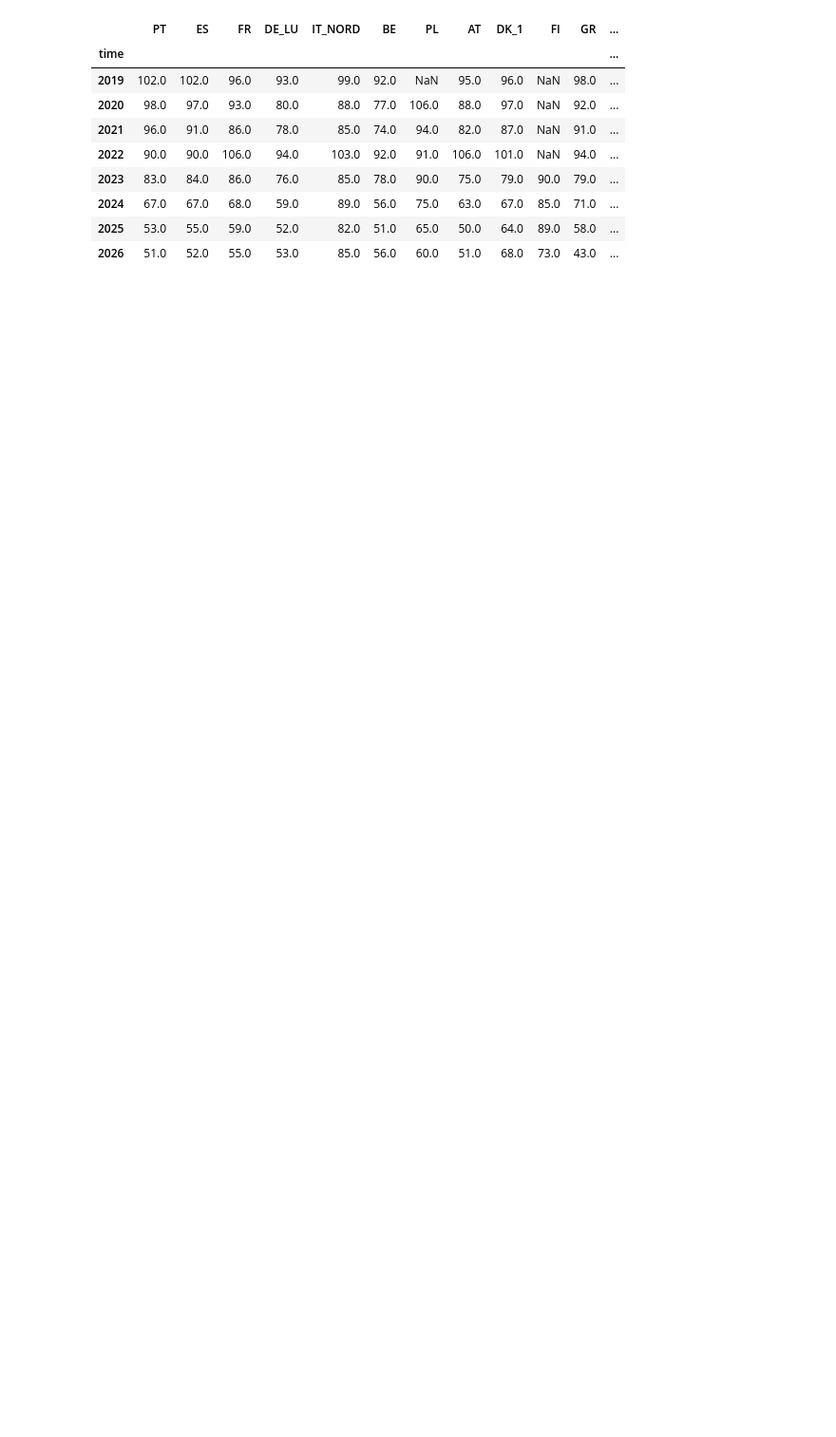
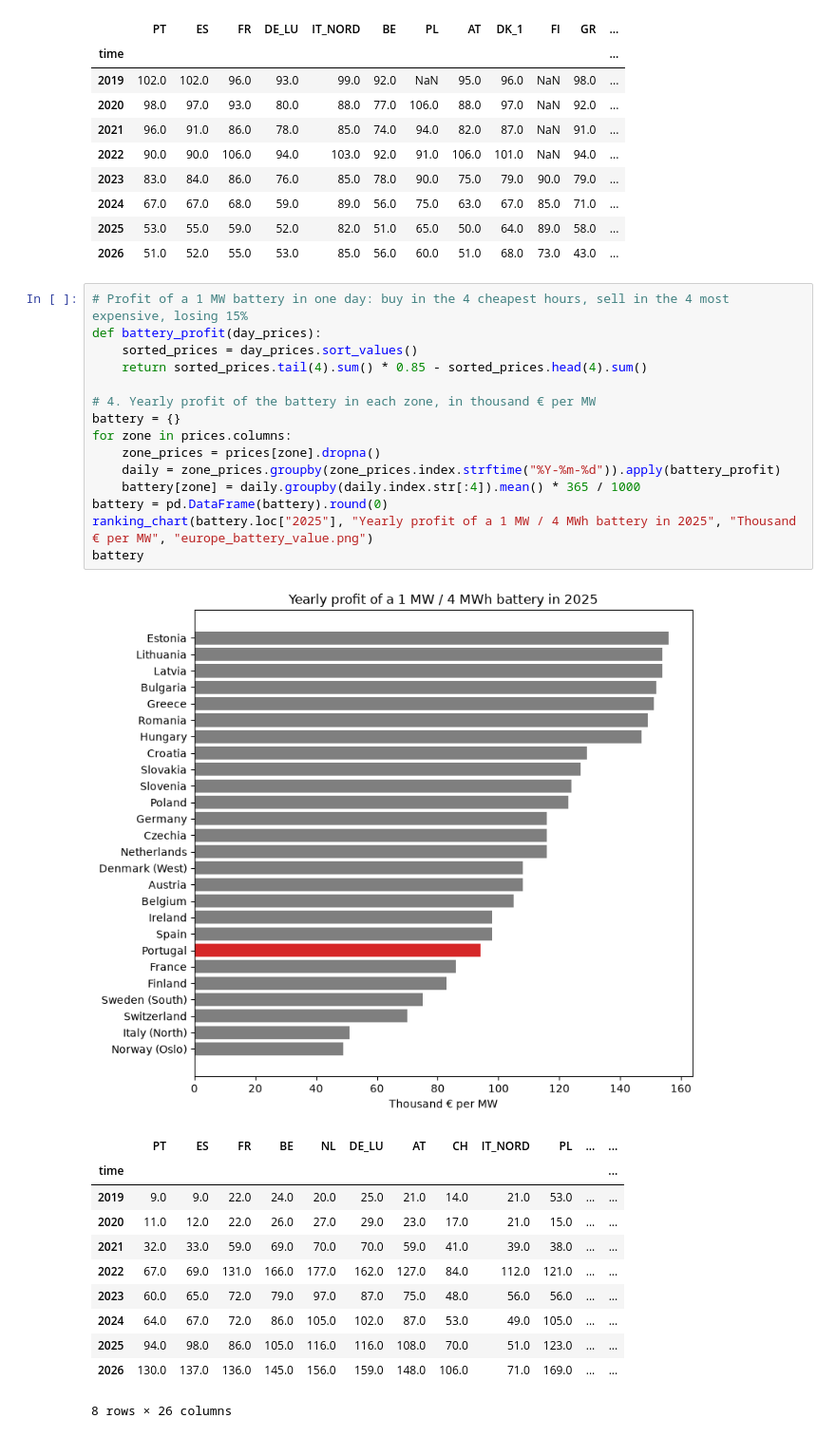
Before and after one commit to josepaulonunes/european-electricity-tracker, a Jupyter notebook: notebooks/08_europe_analysis.ipynb, the cells around one changed output. Shown at 95% size. Saved outputs shown, nothing was run; the diff lists cells and outputs as text; blank space fills up the shorter version.

Commit message:
Add battery value by country

```diff
--- a/notebooks/08_europe_analysis.ipynb
+++ b/notebooks/08_europe_analysis.ipynb
@@ -111,3 +111,31 @@ capture
 | 2024 | 67.0 | 67.0 | 68.0 | 59.0 | 89.0 | 56.0 | 75.0 | 63.0 | 67.0 | 85.0 | 71.0 | ... |
 | 2025 | 53.0 | 55.0 | 59.0 | 52.0 | 82.0 | 51.0 | 65.0 | 50.0 | 64.0 | 89.0 | 58.0 | ... |
 | 2026 | 51.0 | 52.0 | 55.0 | 53.0 | 85.0 | 56.0 | 60.0 | 51.0 | 68.0 | 73.0 | 43.0 | ... |
+# %%
+# Profit of a 1 MW battery in one day: buy in the 4 cheapest hours, sell in the 4 most expensive, losing 15%
+def battery_profit(day_prices):
+    sorted_prices = day_prices.sort_values()
+    return sorted_prices.tail(4).sum() * 0.85 - sorted_prices.head(4).sum()
+
+# 4. Yearly profit of the battery in each zone, in thousand € per MW
+battery = {}
+for zone in prices.columns:
+    zone_prices = prices[zone].dropna()
+    daily = zone_prices.groupby(zone_prices.index.strftime("%Y-%m-%d")).apply(battery_profit)
+    battery[zone] = daily.groupby(daily.index.str[:4]).mean() * 365 / 1000
+battery = pd.DataFrame(battery).round(0)
+ranking_chart(battery.loc["2025"], "Yearly profit of a 1 MW / 4 MWh battery in 2025", "Thousand € per MW", "europe_battery_value.png")
+battery
+# %% [output]
+[figure, added]
+|  | PT | ES | FR | BE | NL | DE_LU | AT | CH | IT_NORD | PL | ... | ... |
+| time |  |  |  |  |  |  |  |  |  |  |  | ... |
+| 2019 | 9.0 | 9.0 | 22.0 | 24.0 | 20.0 | 25.0 | 21.0 | 14.0 | 21.0 | 53.0 | ... | ... |
+| 2020 | 11.0 | 12.0 | 22.0 | 26.0 | 27.0 | 29.0 | 23.0 | 17.0 | 21.0 | 15.0 | ... | ... |
+| 2021 | 32.0 | 33.0 | 59.0 | 69.0 | 70.0 | 70.0 | 59.0 | 41.0 | 39.0 | 38.0 | ... | ... |
+| 2022 | 67.0 | 69.0 | 131.0 | 166.0 | 177.0 | 162.0 | 127.0 | 84.0 | 112.0 | 121.0 | ... | ... |
+| 2023 | 60.0 | 65.0 | 72.0 | 79.0 | 97.0 | 87.0 | 75.0 | 48.0 | 56.0 | 56.0 | ... | ... |
+| 2024 | 64.0 | 67.0 | 72.0 | 86.0 | 105.0 | 102.0 | 87.0 | 53.0 | 49.0 | 105.0 | ... | ... |
+| 2025 | 94.0 | 98.0 | 86.0 | 105.0 | 116.0 | 116.0 | 108.0 | 70.0 | 51.0 | 123.0 | ... | ... |
+| 2026 | 130.0 | 137.0 | 136.0 | 145.0 | 156.0 | 159.0 | 148.0 | 106.0 | 71.0 | 169.0 | ... | ... |
+8 rows × 26 columns
```
